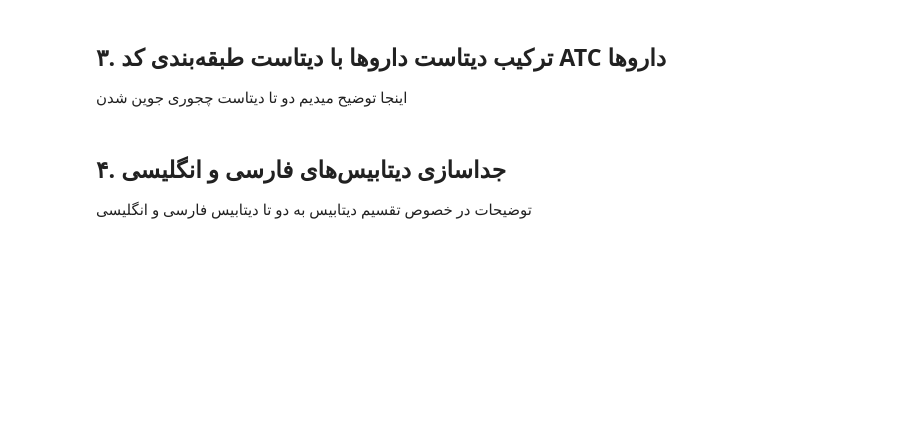
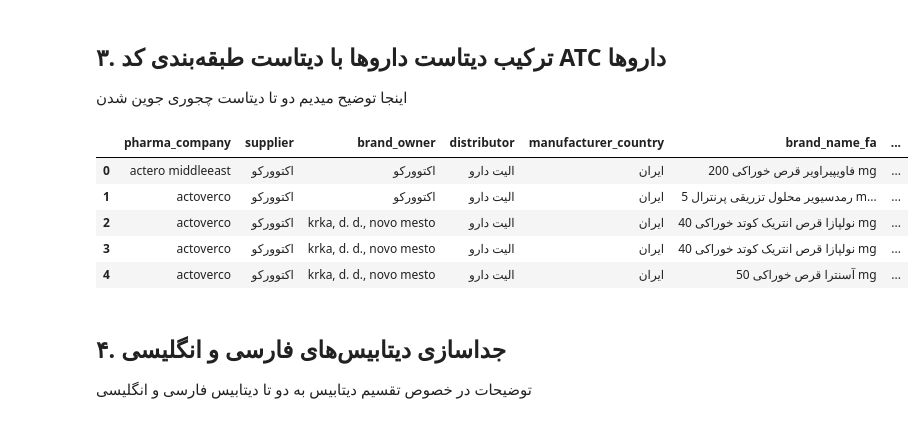
Before and after one commit to jrazi/nlp-assignments-spring-2023, a Jupyter notebook: A3-MedicineNameExtraction/report.ipynb, the cells around one changed output. Drawn from its saved outputs; the diff is of its cells as text; code cells hidden in the pictures; blank space fills up the shorter version.

Commit message:
a3: add code for joining drug dataset and atc index dataset

```diff
--- a/A3-MedicineNameExtraction/report.ipynb
+++ b/A3-MedicineNameExtraction/report.ipynb
@@ -226,6 +226,28 @@ medicine_ds.head()
 <font face="'vazirmatn', 'Vazir', 'B Nazanin', 'XB Zar'" size=4><div dir='rtl' align='justify'>
 ## ۳. ترکیب دیتاست داروها با دیتاست طبقه‌بندی کد ATC داروها
 اینجا توضیح میدیم دو تا دیتاست چجوری جوین شدن
+# %%
+import pandas as pd
+
+atc_columns = ['anatomical', 'therapeutic', 'pharmacological', 'subpharmacological', 'chemical']
+desc_columns = ['anatomical_desc', 'therapeutic_desc', 'pharmacological_desc', 'subpharmacological_desc', 'chemical_desc']
+
+medicine_ds_merged = medicine_ds.copy()
+
+for atc_col, desc_col in zip(atc_columns, desc_columns):
+    medicine_ds_merged = medicine_ds_merged.merge(atc_index_ds[['atc_code', 'atc_name']], left_on=atc_col, right_on='atc_code', how='left')
+    medicine_ds_merged = medicine_ds_merged.rename(columns={'atc_name': desc_col})
+    medicine_ds_merged = medicine_ds_merged.drop(columns=['atc_code'])
+
+medicine_ds_merged = medicine_ds_merged.drop(columns=atc_columns)
+medicine_ds_merged.head()
+# %% [output]
+|  | pharma_company | supplier | brand_owner | distributor | manufacturer_country | brand_name_fa | ... |
+| 0 | actero middleeast | اکتوورکو | اکتوورکو | الیت دارو | ایران | فاویپیراویر قرص خوراکی 200 mg | ... |
+| 1 | actoverco | اکتوورکو | اکتوورکو | الیت دارو | ایران | رمدسیویر محلول تزریقی پرنترال 5 m... | ... |
+| 2 | actoverco | اکتوورکو | krka, d. d., novo mesto | الیت دارو | ایران | نولپازا قرص انتریک کوتد خوراکی 40 mg | ... |
+| 3 | actoverco | اکتوورکو | krka, d. d., novo mesto | الیت دارو | ایران | نولپازا قرص انتریک کوتد خوراکی 40 mg | ... |
+| 4 | actoverco | اکتوورکو | krka, d. d., novo mesto | الیت دارو | ایران | آسنترا قرص خوراکی 50 mg | ... |
 # %% [markdown]
 <font face="'vazirmatn', 'Vazir', 'B Nazanin', 'XB Zar'" size=4><div dir='rtl' align='justify'>
 ## ۴. جداسازی دیتابیس‌های فارسی و انگلیسی
```
